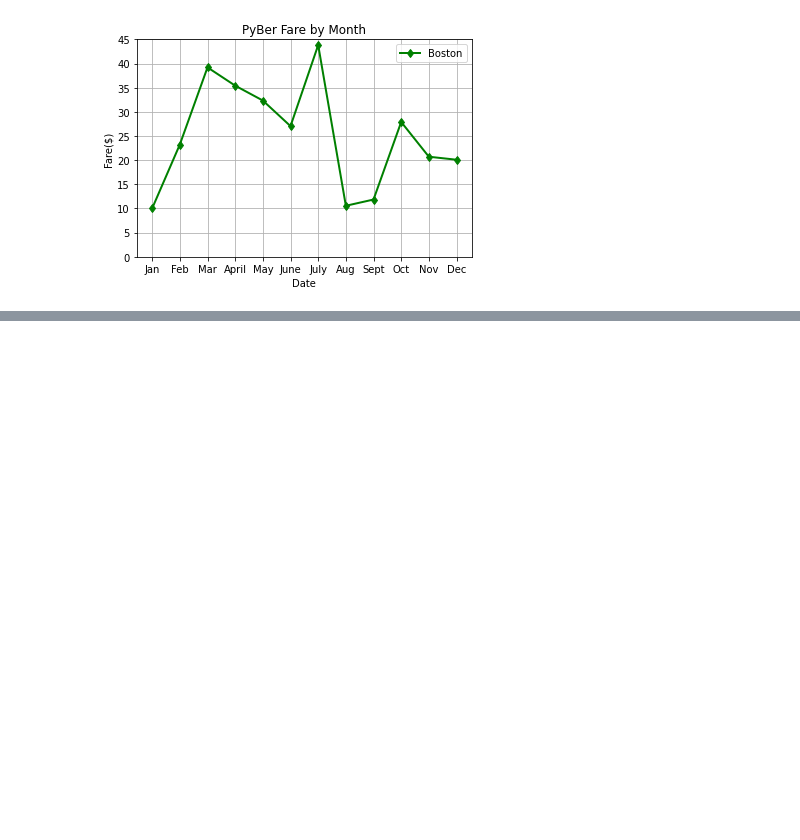
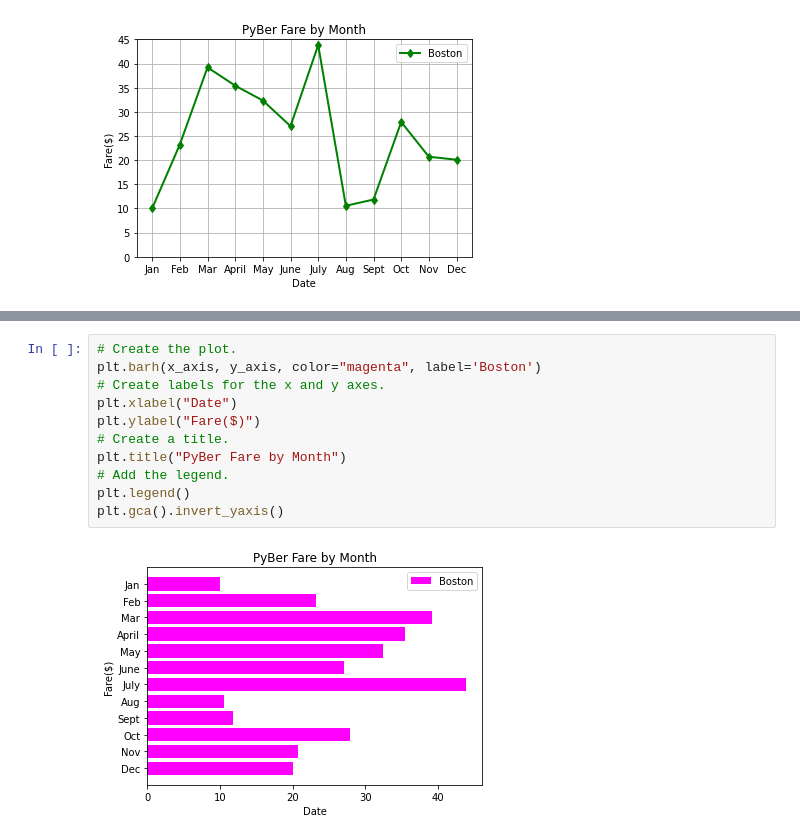
Before and after one commit to boyerjason700/PyBer, a Jupyter notebook: matplotlib_practice.ipynb, the cells around one changed output, grey strips where cells are left out. Saved outputs shown, nothing was run; the diff lists cells and outputs as text; blank space fills up the shorter version.

```diff
--- a/matplotlib_practice.ipynb
+++ b/matplotlib_practice.ipynb
@@ -86,0 +99,13 @@ ax.legend()
+# %%
+# Create the plot.
+plt.barh(x_axis, y_axis, color="magenta", label='Boston')
+# Create labels for the x and y axes.
+plt.xlabel("Date")
+plt.ylabel("Fare($)")
+# Create a title.
+plt.title("PyBer Fare by Month")
+# Add the legend.
+plt.legend()
+plt.gca().invert_yaxis()
+# %% [output]
+[figure, added]
```
Also changed, not shown: parts of 2 cells of this notebook.
